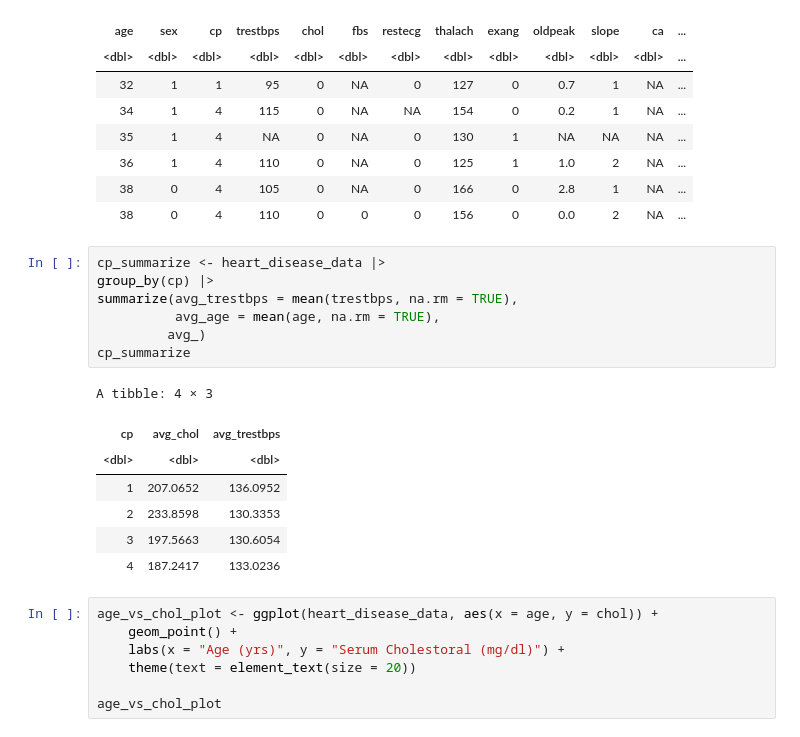
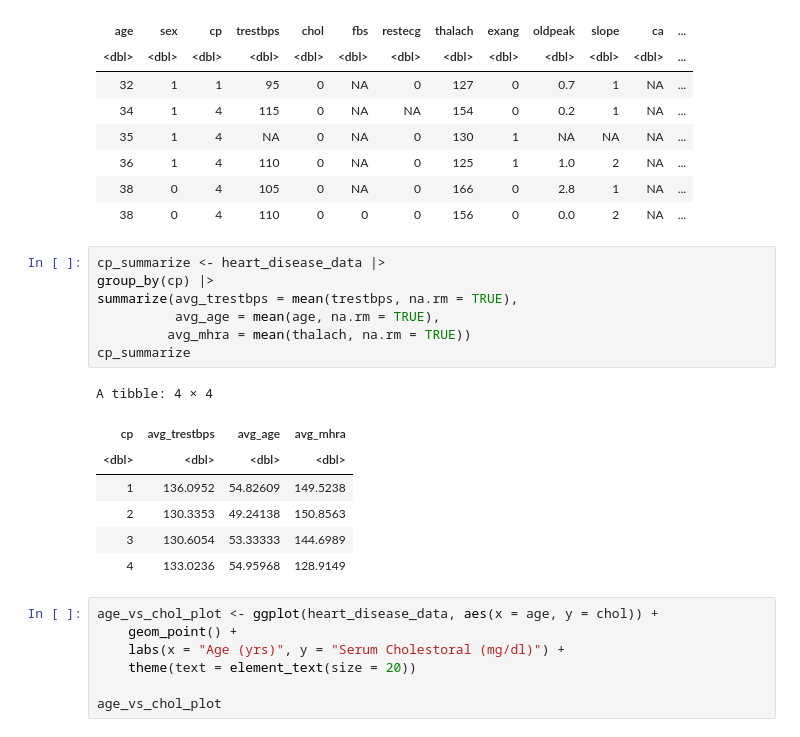
Before and after one commit to aaelbaz/DSCI-100-Group-Project, a Jupyter notebook: group_project_proposal.ipynb, the cells around one changed output. Drawn from its saved outputs; the diff is of its cells as text.

```diff
--- a/group_project_proposal.ipynb
+++ b/group_project_proposal.ipynb
@@ -80,18 +62,18 @@ A tibble: 6 × 15
 # %%
 cp_summarize <- heart_disease_data |>
 group_by(cp) |>
 summarize(avg_trestbps = mean(trestbps, na.rm = TRUE),
           avg_age = mean(age, na.rm = TRUE),
-         avg_)
+         avg_mhra = mean(thalach, na.rm = TRUE))
 cp_summarize
 # %% [output]
-A tibble: 4 × 3
+A tibble: 4 × 4
-| cp | avg_chol | avg_trestbps |
-| <dbl> | <dbl> | <dbl> |
-| 1 | 207.0652 | 136.0952 |
-| 2 | 233.8598 | 130.3353 |
-| 3 | 197.5663 | 130.6054 |
-| 4 | 187.2417 | 133.0236 |
+| cp | avg_trestbps | avg_age | avg_mhra |
+| <dbl> | <dbl> | <dbl> | <dbl> |
+| 1 | 136.0952 | 54.82609 | 149.5238 |
+| 2 | 130.3353 | 49.24138 | 150.8563 |
+| 3 | 130.6054 | 53.33333 | 144.6989 |
+| 4 | 133.0236 | 54.95968 | 128.9149 |
 # %%
 age_vs_chol_plot <- ggplot(heart_disease_data, aes(x = age, y = chol)) +
     geom_point() +
```
Also changed, not shown: parts of 1 cell of this notebook.
